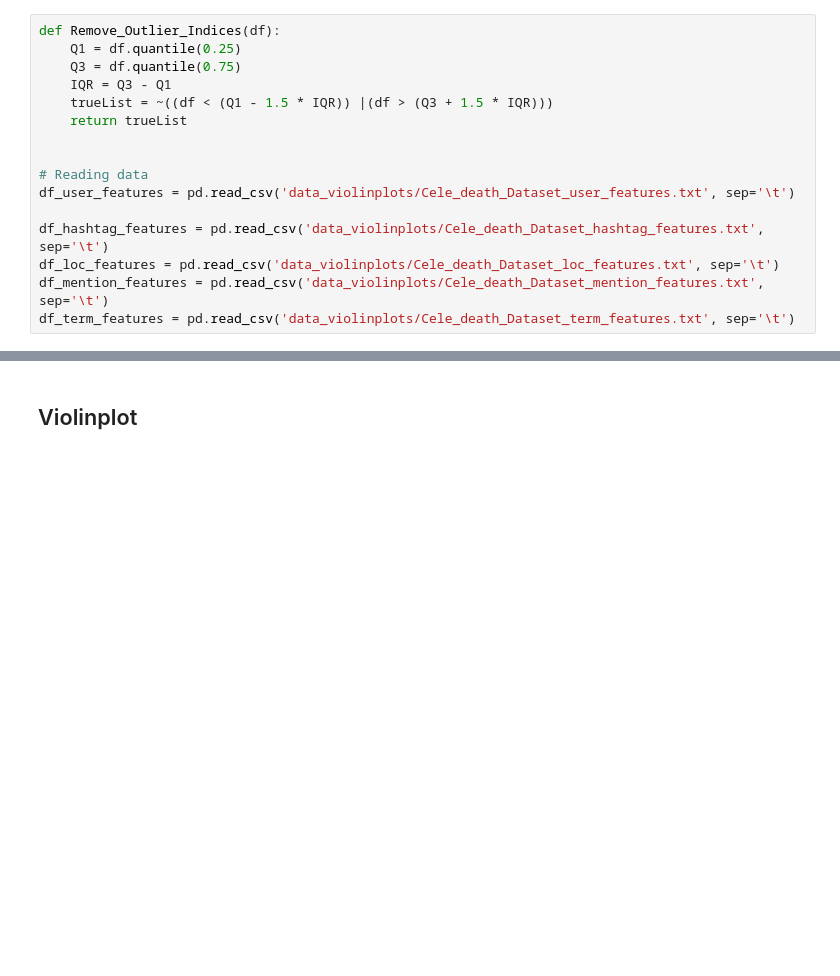
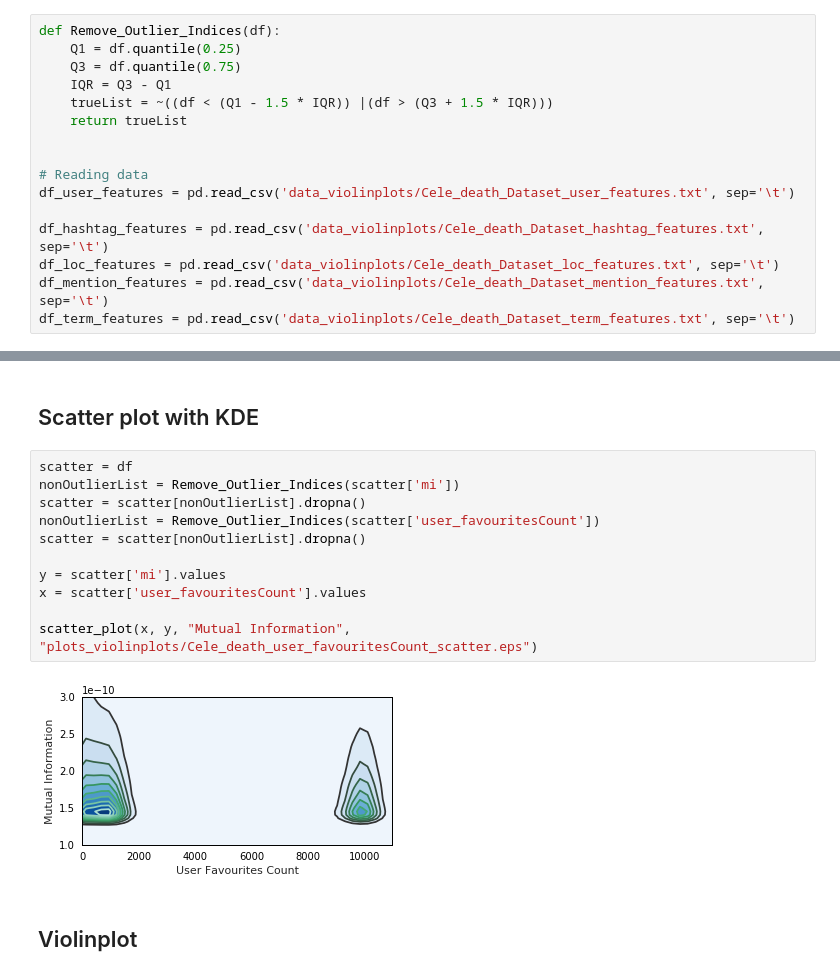
Before and after one commit to SocialSensorProject/socialsensor, a Jupyter notebook: Results/FeatureAnalysis_v2.0/Violinplots.ipynb, the cells around one changed output, grey strips where cells are left out. Cells and saved outputs as stored; diff of their text form; blank space fills up the shorter version.

```diff
--- a/Results/FeatureAnalysis_v2.0/Violinplots.ipynb
+++ b/Results/FeatureAnalysis_v2.0/Violinplots.ipynb
@@ -70,2 +144,17 @@ df_final = df1.append(df2).append(df3).append(df4).append(df5)
+# %% [markdown]
+## Scatter plot with KDE
+# %%
+scatter = df
+nonOutlierList = Remove_Outlier_Indices(scatter['mi'])
+scatter = scatter[nonOutlierList].dropna()
+nonOutlierList = Remove_Outlier_Indices(scatter['user_favouritesCount'])
+scatter = scatter[nonOutlierList].dropna()
+
+y = scatter['mi'].values
+x = scatter['user_favouritesCount'].values
+
+scatter_plot(x, y, "Mutual Information", "plots_violinplots/Cele_death_user_favouritesCount_scatter.eps")
+# %% [output]
+[figure, added]
 # %% [markdown]
 ## Violinplot
```
Also changed, not shown: parts of 36 cells of this notebook, 20 other files.
